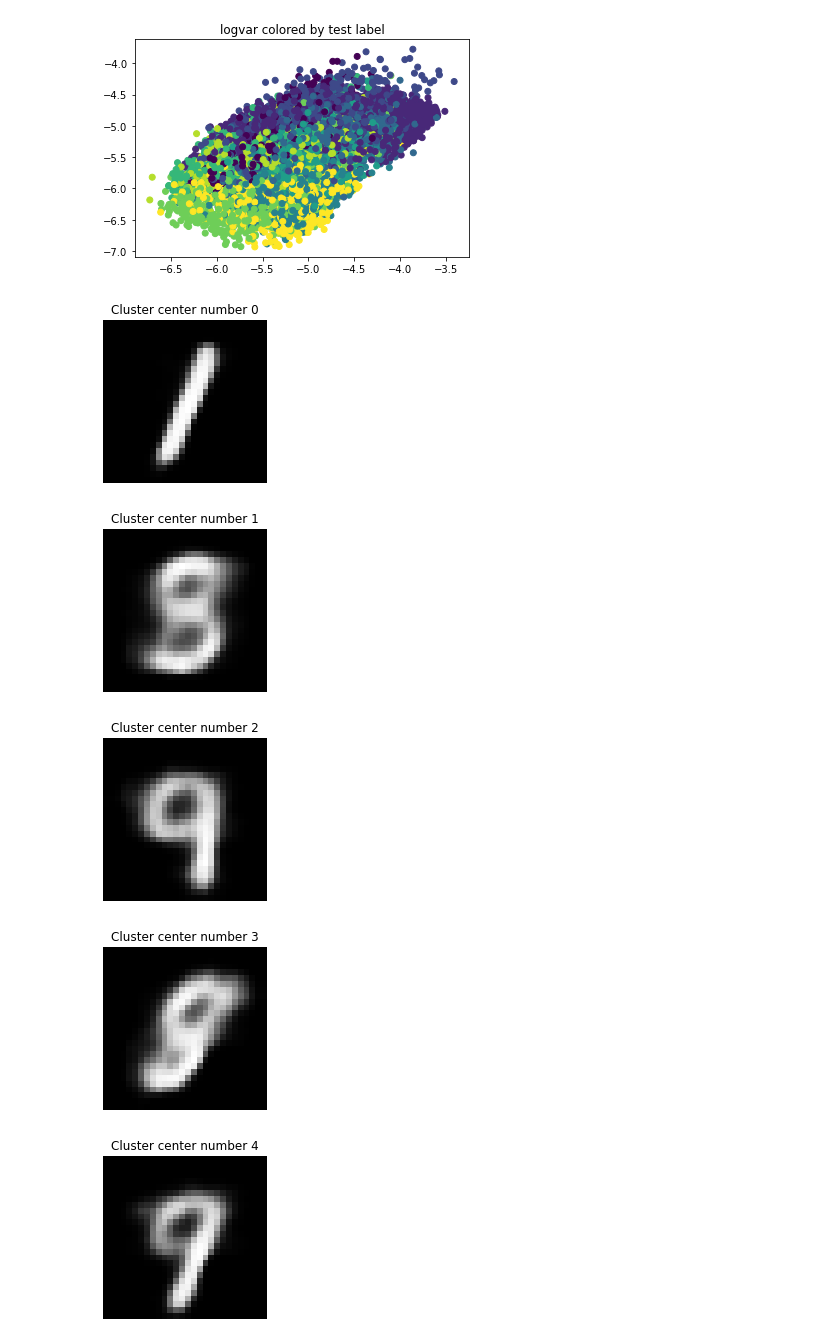
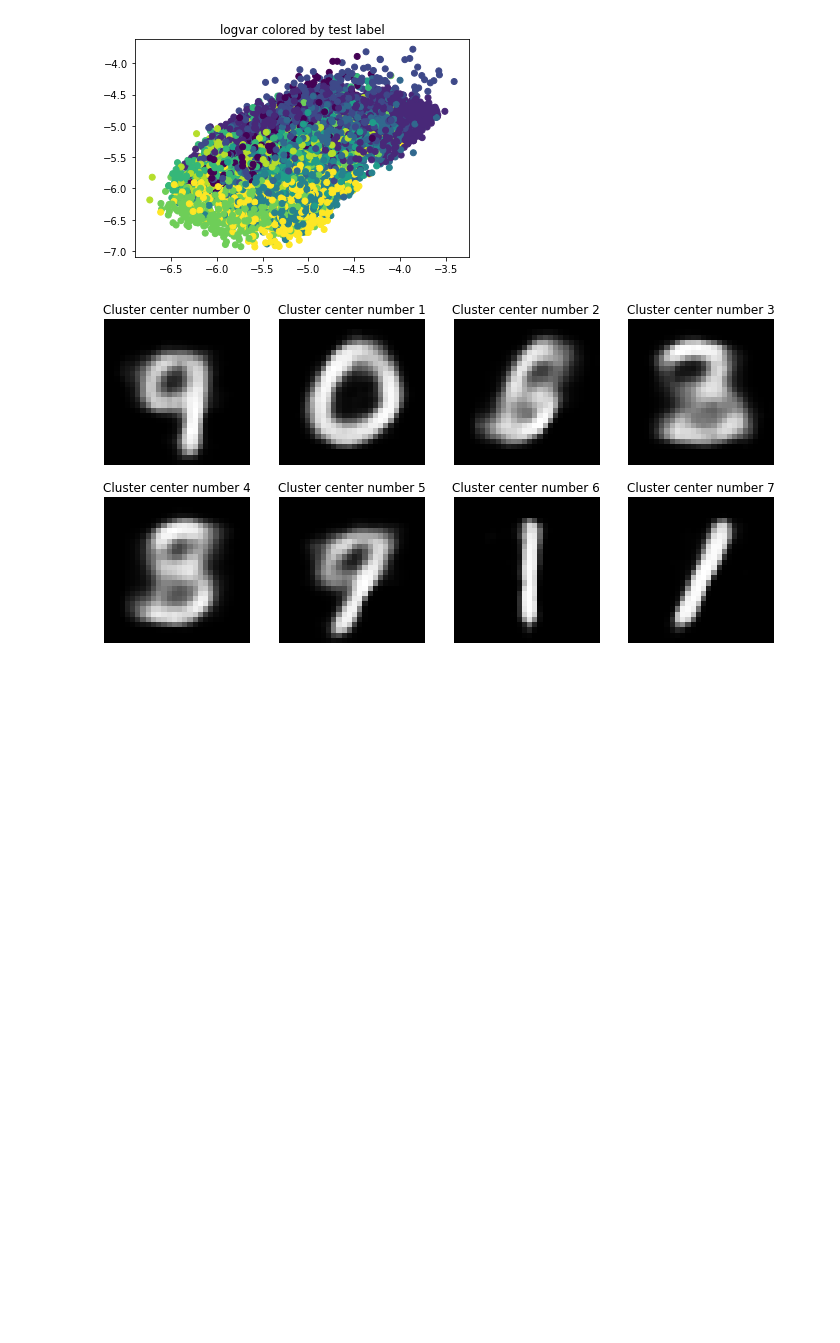
Before and after one commit to ngoecknerwald/starfish-perception-telescope, a Jupyter notebook: mnist/simple_CVAE_MNIST.ipynb, the cells around one changed output. Saved outputs shown, nothing was run; the diff lists cells and outputs as text; code cells hidden in the pictures; blank space fills up the shorter version.

```diff
--- a/mnist/simple_CVAE_MNIST.ipynb
+++ b/mnist/simple_CVAE_MNIST.ipynb
@@ -228,24 +228,23 @@ Text(0.5, 1.0, 'logvar colored by test label')
 # %%
 # Now run a K-means clustering in latent space and plot the cluster centroids
 
 digit_size = 28
 
 from sklearn import cluster
 
-kmeans = cluster.KMeans(n_clusters=9, random_state=1).fit(means)
+kmeans = cluster.KMeans(n_clusters=8, random_state=6).fit(means)
+
+fig, axs = plt.subplots(2, 4, figsize=(3*4, 3*2))
+axs=axs.reshape(-1)
 
 for i, center in enumerate(kmeans.cluster_centers_):
+
     decoded_center = model.sample(tf.convert_to_tensor([center]))
     decoded_center = tf.reshape(decoded_center, (digit_size, digit_size))
-    plt.figure(figsize=(3, 3))
-    plt.imshow(decoded_center, cmap='Greys_r')
-    plt.axis('Off')
-    plt.title('Cluster center number %d'%i)
+    axs[i].imshow(decoded_center, cmap='Greys_r')
+    axs[i].axis('Off')
+    axs[i].set_title('Cluster center number %d'%i)
 
 plt.show()
 # %% [output]
-[figure, old version]
+[figure, new version]
-[figure, removed]
-[figure, removed]
-[figure, removed]
-[figure, removed]
```
Also changed, not shown: parts of 2 cells of this notebook, 3 other files.
